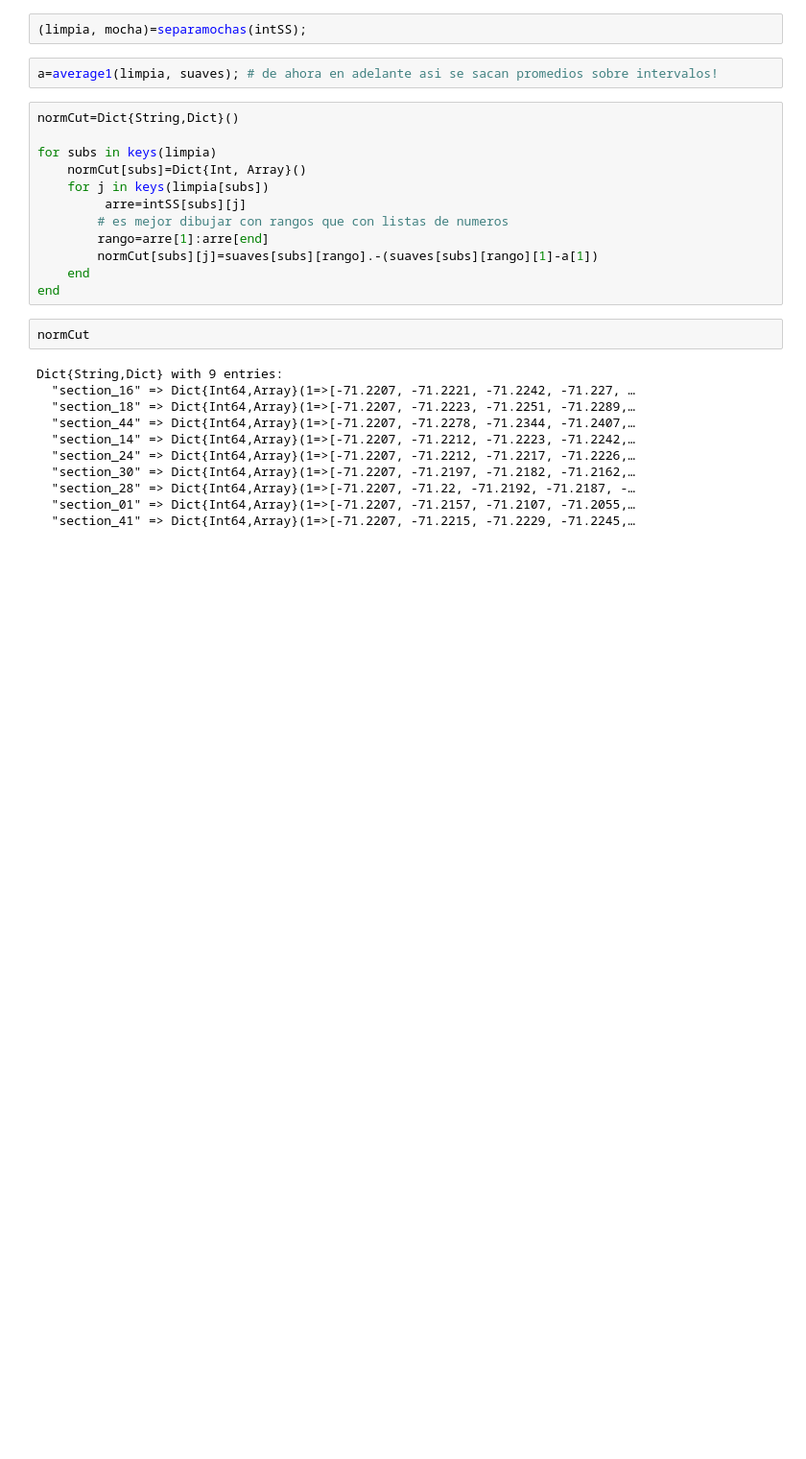
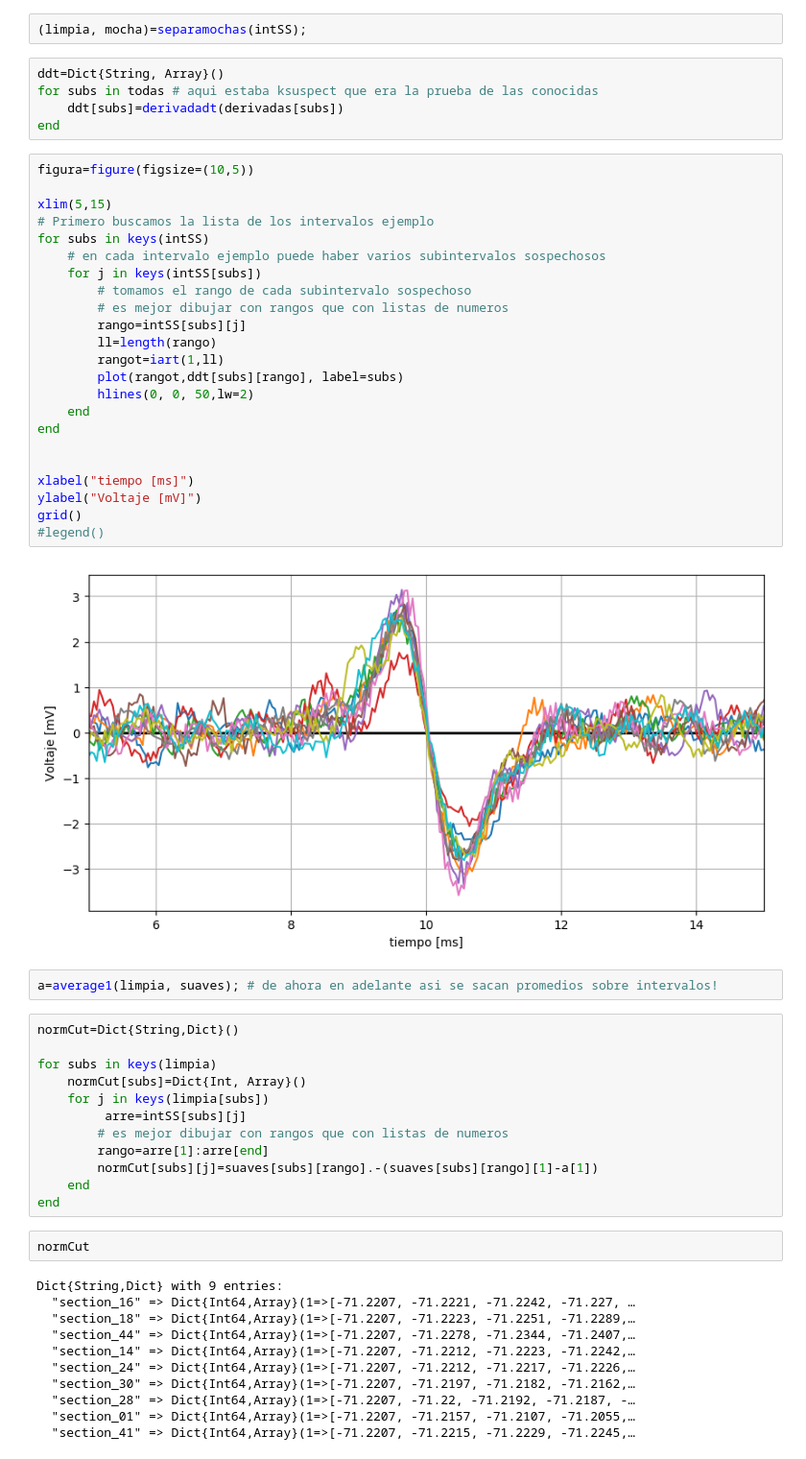
Before and after one commit to JoseJJAB/TrabajoCinvestav, a Jupyter notebook: SpikletDetection.ipynb, the cells around one changed output. Shown at 96% size. Cells and saved outputs as stored; diff of their text form; blank space fills up the shorter version.

```diff
--- a/SpikletDetection.ipynb
+++ b/SpikletDetection.ipynb
@@ -439,5 +467,35 @@ plot(derivadas["section_50"])
 # %%
 (limpia, mocha)=separamochas(intSS);
+# %%
+ddt=Dict{String, Array}()
+for subs in todas # aqui estaba ksuspect que era la prueba de las conocidas
+    ddt[subs]=derivadadt(derivadas[subs])
+end
+# %%
+figura=figure(figsize=(10,5))
+
+xlim(5,15)
+# Primero buscamos la lista de los intervalos ejemplo
+for subs in keys(intSS)
+    # en cada intervalo ejemplo puede haber varios subintervalos sospechosos
+    for j in keys(intSS[subs])
+        # tomamos el rango de cada subintervalo sospechoso
+        # es mejor dibujar con rangos que con listas de numeros
+        rango=intSS[subs][j]
+        ll=length(rango)
+        rangot=iart(1,ll)
+        plot(rangot,ddt[subs][rango], label=subs)
+        hlines(0, 0, 50,lw=2)
+    end
+end
+
+
+xlabel("tiempo [ms]")
+ylabel("Voltaje [mV]")
+grid()
+#legend()
+# %% [output]
+[figure, added]
 # %%
 a=average1(limpia, suaves); # de ahora en adelante asi se sacan promedios sobre intervalos!
 # %%
```
Also changed, not shown: parts of 9 cells of this notebook.
